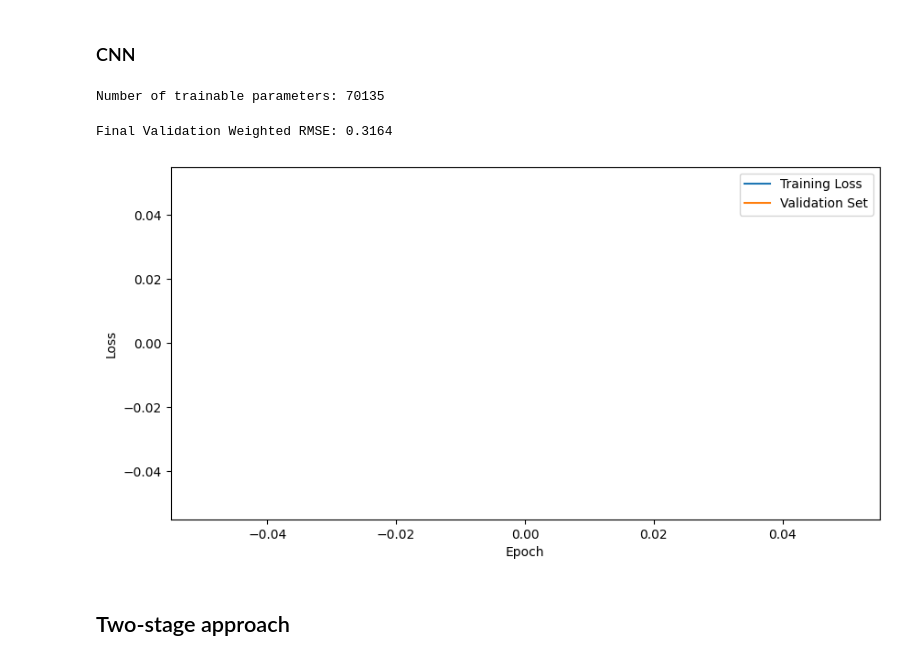
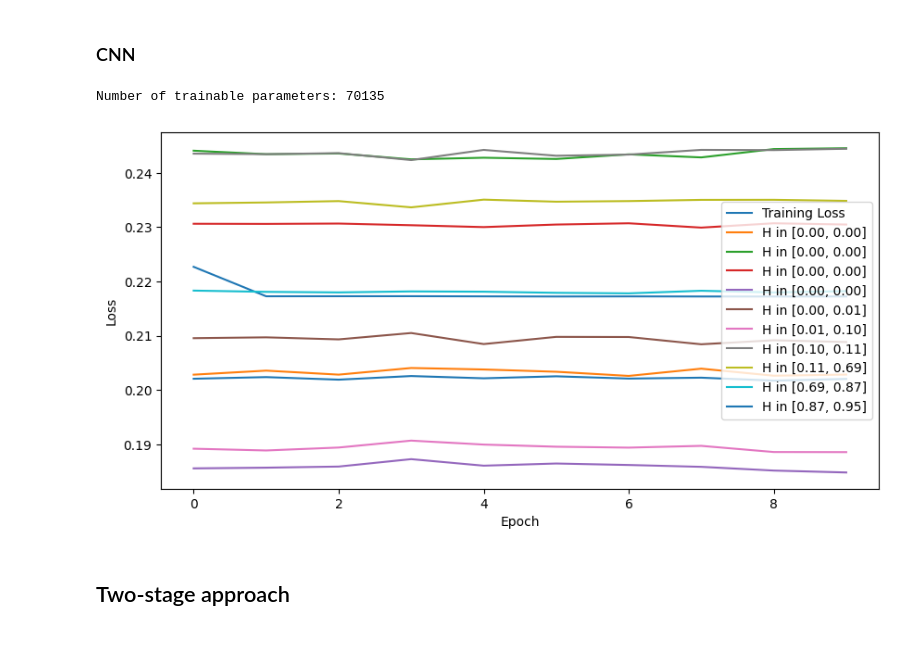
Before and after one commit to killian31/IdGas, a Jupyter notebook: train.ipynb, the cells around one changed output. Saved outputs shown, nothing was run; the diff lists cells and outputs as text; code cells hidden in the pictures.

```diff
--- a/train.ipynb
+++ b/train.ipynb
@@ -302,7 +297,7 @@ params_pipeline_dl = {
     "split_humidity": False,
     "h_threshold": 0.211,
     "split": True,
-    "val_proportion": 0.20,
+    "val_proportion": 0.10,
     "rescale": False,
     "reduce_features": False,
     "augment": False,
@@ -319,10 +314,14 @@ params_pipeline_dl = {
     "remove_humidity": False,
 }
 
+test_params_pipeline_dl = params_pipeline_dl.copy()
+test_params_pipeline_dl["split"] = False
+test_params_pipeline_dl["split_humidity"] = False
+
 x_train, y_train, x_val, y_val = full_pipeline(
     train_x_path, train_y_path, **params_pipeline_dl
 )
-x_test = full_pipeline(test_x_path, None, **params_pipeline_dl)
+x_test = full_pipeline(test_x_path, None, **test_params_pipeline_dl)
 print("Train shape:", x_train.shape)
 print("Val shape:", x_val.shape)
 # %% [output]
@@ -331,3 +330,3 @@ Val shape: (40587, 14)
 # %%
-x_val_strata, y_val_strata, labels = stratify_by_humidity(x_val, y_val, n_strata=5)
+x_val_strata, y_val_strata, labels = stratify_by_humidity(x_val, y_val, n_strata=2)
 val_data = [(x_val_strata[i], y_val_strata[i]) for i in range(len(x_val_strata))]
@@ -334,6 +337,7 @@ val_data = [(x_val_strata[i], y_val_strata[i]) for i in range(len(x_val_strata))
 # %% [markdown]
 ### RAMTNet
 # %%
+epochs = 20
 params_ramt = {
     "model_class": "RAMTNet",
     "model_params": {
@@ -349,10 +353,10 @@ params_ramt = {
     },
     "training_params": {
         "n_epochs": 40,
-        "lr": 5e-4,
+        "lr": 1e-3,
         "weight_decay": 1e-5,
-        "batch_size": 256,
-        "patience": 2,
+        "batch_size": 128,
+        "patience": epochs // 10,
         "factor": 0.5,
         "min_lr": 1e-7,
         "loss": "WeightedRMSELoss",
@@ -439,17 +443,17 @@ torch.save(reg_v3.state_dict(), "checkpoints/reg_v3_base.pth")
 params_nnreg = {
     "model_class": "NNRegressor",
     "model_params": {
-        "hidden_dim": 32,
+        "hidden_dim": 256,
         "num_output": 23,
         "bias": True,
-        "dropout_rate": 0.1,
+        "dropout_rate": 0.3,
     },
     "training_params": {
-        "n_epochs": 40,
-        "lr": 1e-4,
+        "n_epochs": 100,
+        "lr": 1e-2,
         "weight_decay": 1e-5,
-        "batch_size": 256,
-        "patience": 2,
+        "batch_size": 128,
+        "patience": 10,
         "factor": 0.5,
         "min_lr": 1e-7,
         "loss": "WeightedRMSELoss",
@@ -461,13 +465,13 @@ try:
         x_train,
         y_train,
         x_test,
-        [(x_val, y_val)],
+        val_data,
         uda=False,
         params=params_nnreg,
         lambda_domain=0.25,
         verbose=True,
         plot_losses=True,
-        labels=None,
+        labels=labels,
         zero_weight=1.0,
     )
 except KeyboardInterrupt:
@@ -541,38 +544,37 @@ params_cnn = {
         "conv_channels": 64,
         "final_dim": 32,
         "num_output": 23,
     },
     "training_params": {
         "n_epochs": 10,
         "lr": 5e-3,
         "weight_decay": 1e-5,
-        "batch_size": 256,
+        "batch_size": 128,
         "patience": 2,
         "factor": 0.5,
         "min_lr": 1e-7,
         "loss": "WeightedRMSELoss",
     },
 }
 try:
     cnn = run_nn_experiment(
         x_train,
         y_train,
         x_test,
-        [(x_val, y_val)],
+        val_data,
         uda=False,
         params=params_cnn,
         lambda_domain=0.25,
         verbose=True,
         plot_losses=True,
-        labels=None,
+        labels=labels,
         zero_weight=1.0,
     )
 except KeyboardInterrupt:
     print("KeyboardInterrupt: Stopping training early.")
 # %% [output]
 Number of trainable parameters: 70135
-Final Validation Weighted RMSE: 0.3164
-[figure, old version]
+[figure, new version]
 # %% [markdown]
 ## Two-stage approach
 # %%
```
Also changed, not shown: parts of 7 cells of this notebook, 3 other files.
